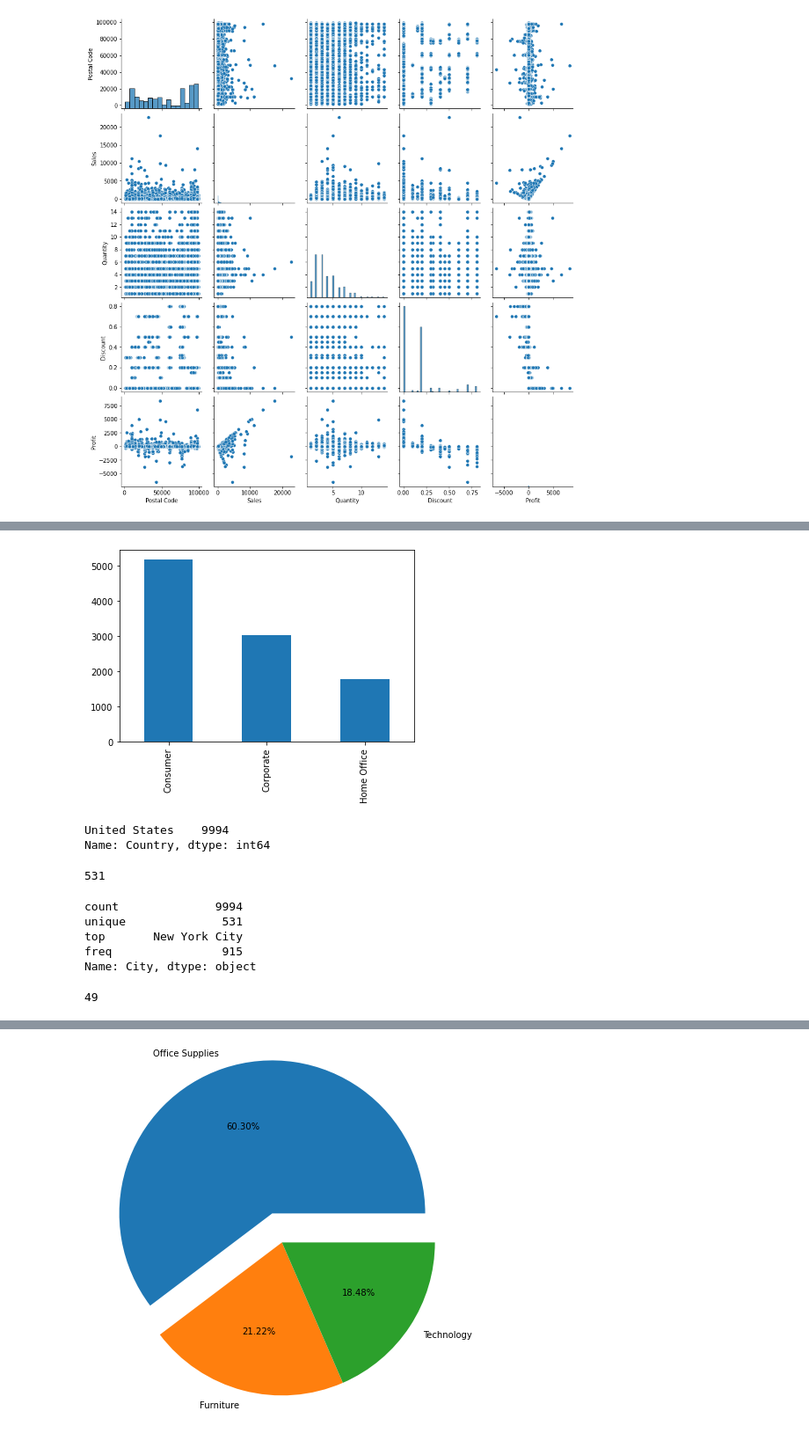
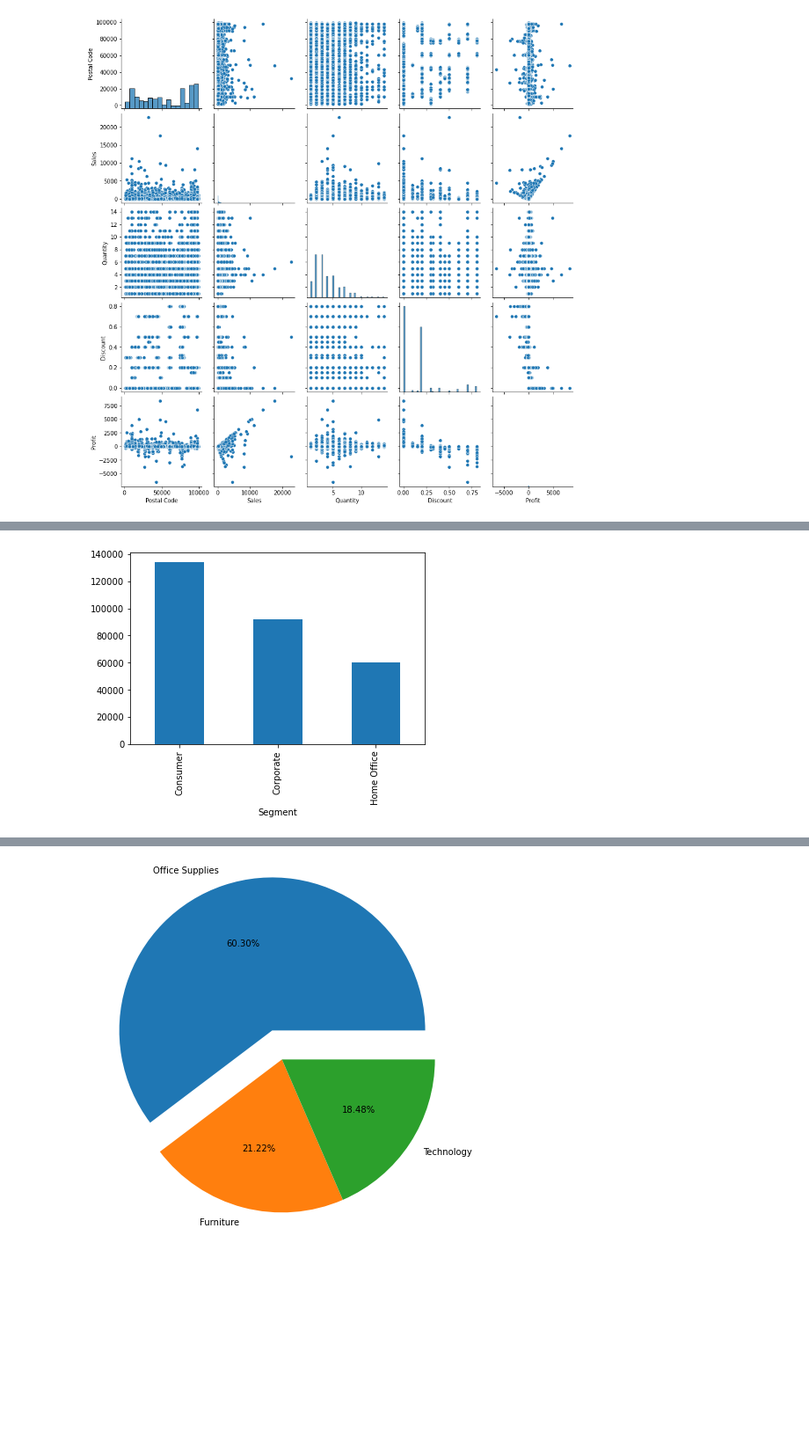
Before and after one commit to Chirag-Naik666/TheSparksFoundation, a Jupyter notebook: TSF_task2.ipynb, the cells around one changed output, grey strips where cells are left out. Shown at 88% size. Drawn from its saved outputs; the diff is of its cells as text; code cells hidden in the pictures; blank space fills up the shorter version.

```diff
--- a/TSF_task2.ipynb
+++ b/TSF_task2.ipynb
@@ -189,26 +163,6 @@ plt.show()
 # %%
-df['Segment'].value_counts().plot(kind='bar')
+#segment affecting profit
+df.groupby('Segment')['Profit'].sum().plot(kind='bar')
 plt.show()
 # %% [output]
-[figure, old version]
+[figure, new version]
-# %%
-df['Country'].value_counts()
-# %% [output]
-United States    9994
-Name: Country, dtype: int64
-# %%
-df['City'].value_counts().count()
-# %% [output]
-531
-# %%
-df['City'].describe()
-# %% [output]
-count              9994
-unique              531
-top       New York City
-freq                915
-Name: City, dtype: object
-# %%
-df['State'].value_counts().count()
-# %% [output]
-49
```
Also changed, not shown: parts of 25 cells of this notebook.
